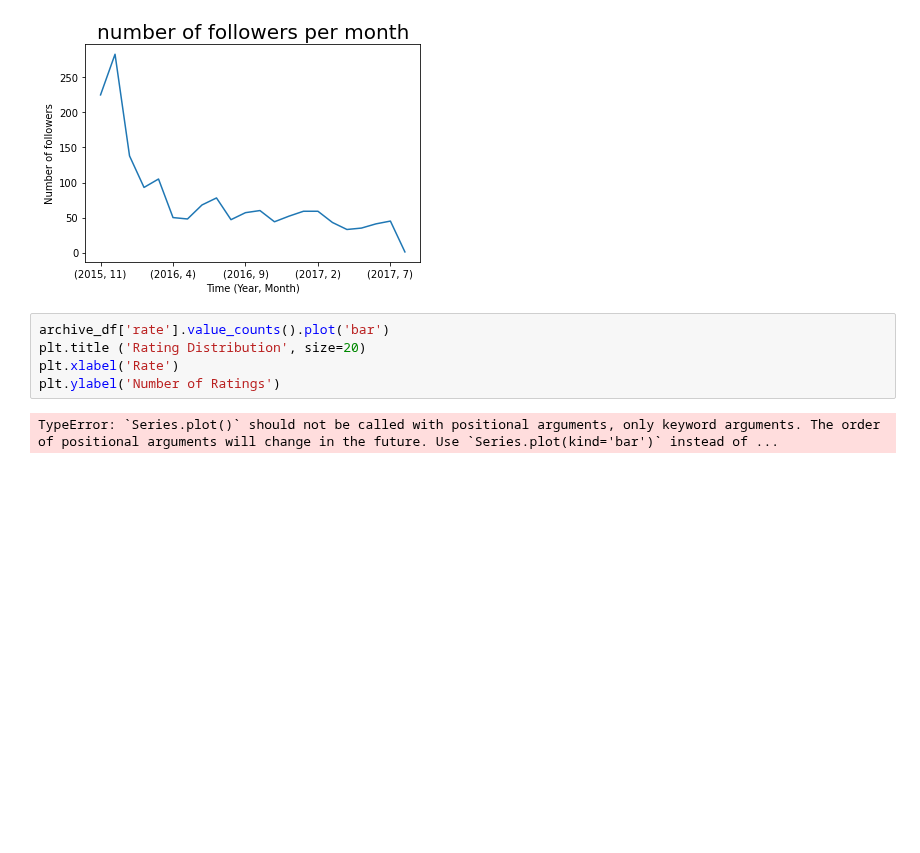
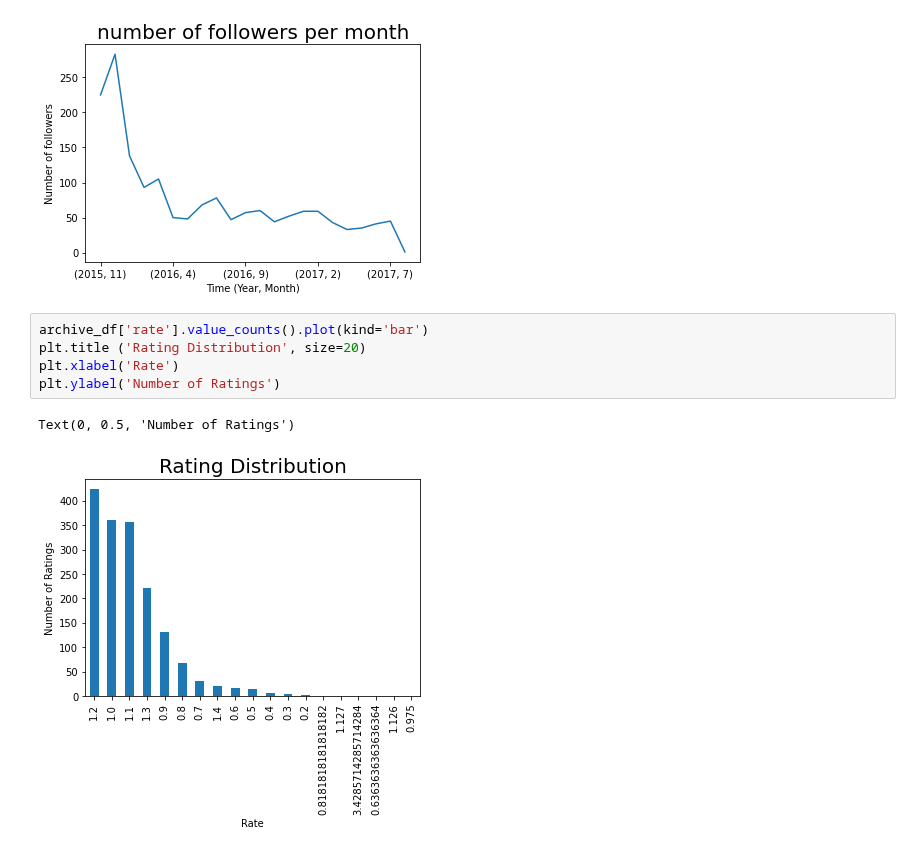
Before and after one commit to hagerElsehaimy/WeRateDogs, a Jupyter notebook: WeRateDogs.ipynb, the cells around one changed output. Drawn from its saved outputs; the diff is of its cells as text; blank space fills up the shorter version.

Commit message:
more relationship visualization

```diff
--- a/WeRateDogs.ipynb
+++ b/WeRateDogs.ipynb
@@ -873,9 +867,10 @@ plt.ylabel('Number of followers')
 Text(0, 0.5, 'Number of followers')
 [figure]
 # %%
-archive_df['rate'].value_counts().plot('bar')
+archive_df['rate'].value_counts().plot(kind='bar')
 plt.title ('Rating Distribution', size=20)
 plt.xlabel('Rate')
 plt.ylabel('Number of Ratings')
 # %% [output]
-TypeError: `Series.plot()` should not be called with positional arguments, only keyword arguments. The order of positional arguments will change in the future. Use `Series.plot(kind='bar')` instead of ...
+Text(0, 0.5, 'Number of Ratings')
+[figure, added]
```
Also changed, not shown: parts of 3 cells of this notebook.
